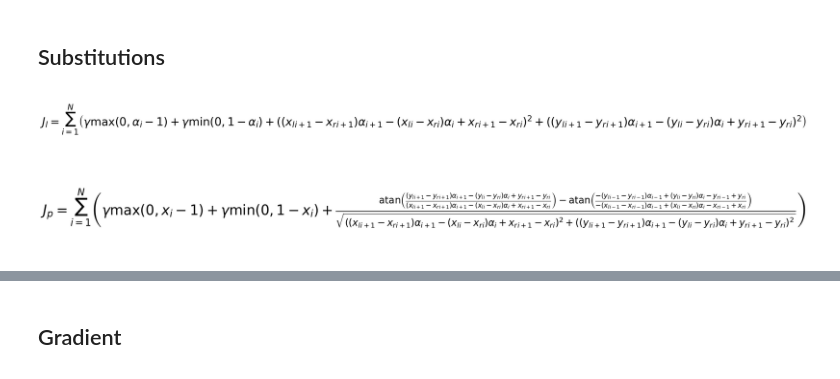
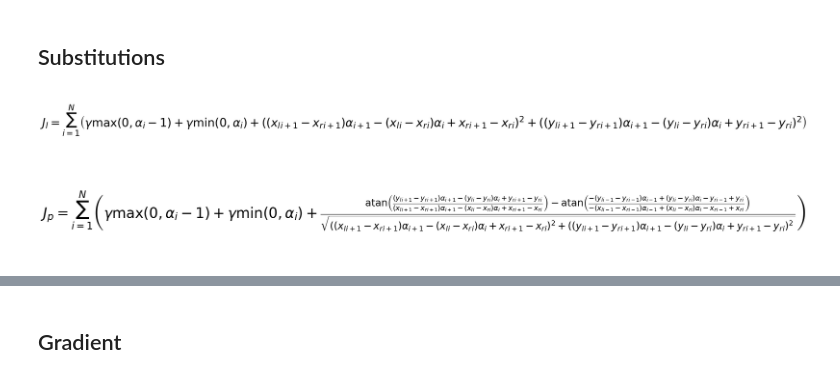
Before and after one commit to giuliovv/trajectory_planning, a Jupyter notebook: trajectory_derivate.ipynb, the cells around one changed output, grey strips where cells are left out. Drawn from its saved outputs; the diff is of its cells as text; code cells hidden in the pictures.

```diff
--- a/trajectory_derivate.ipynb
+++ b/trajectory_derivate.ipynb
@@ -57,25 +57,25 @@ Jl = Jl \
     .subs(x[i], xr[i]+a[i]*(xl[i]-xr[i])) \
     .subs(y[i], yr[i]+a[i]*(yl[i]-yr[i])) \
     .subs(y[i+1], yr[i+1]+a[i+1]*(yl[i+1]-yr[i+1])) \
-    + g*sympy.Max(0, a[i]-1) + g*sympy.Min(0, 1-a[i]) # Constraint
+    + g*sympy.Max(0, a[i]-1) + g*sympy.Min(0, a[i]) # Constraint
 
 print_latex(Sum(Jl, ("i", 1, N)), title="J_l")
 # %% [output]
-[figure, old version]
+[figure, new version]
 # %%
 Jp = Jp \
     .subs(x[i+1], xr[i+1]+a[i+1]*(xl[i+1]-xr[i+1])) \
     .subs(x[i], xr[i]+a[i]*(xl[i]-xr[i])) \
     .subs(x[i-1], xr[i-1]+a[i-1]*(xl[i-1]-xr[i-1])) \
     .subs(y[i], yr[i]+a[i]*(yl[i]-yr[i])) \
     .subs(y[i+1], yr[i+1]+a[i+1]*(yl[i+1]-yr[i+1])) \
     .subs(y[i-1], yr[i-1]+a[i-1]*(yl[i-1]-yr[i-1])) \
-    + g*sympy.Max(0, x[i]-1) + g*sympy.Min(0, 1-x[i]) # Constraint
+    + g*sympy.Max(0, a[i]-1) + g*sympy.Min(0, a[i]) # Constraint
 
 
 print_latex(Sum(Jp, ("i", 1, N)), title="J_p")
 # %% [output]
-[figure, old version]
+[figure, new version]
 # %%
 J = kl*Sum(Jl, ("i", 1, N)) + kp * Sum(Jp, ("i", 1, N))
 print_latex(J, title="J")
```
Also changed, not shown: parts of 6 cells of this notebook.
